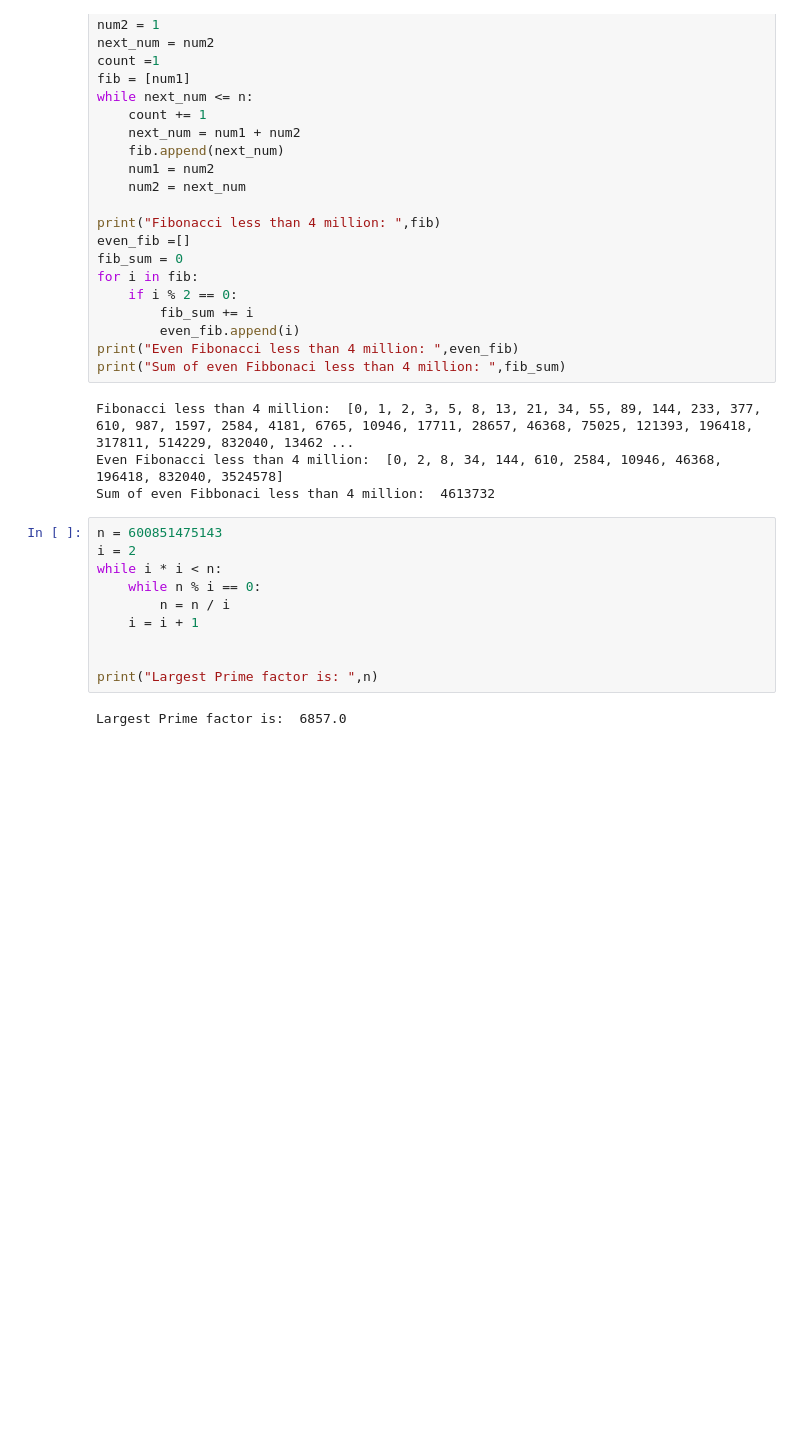
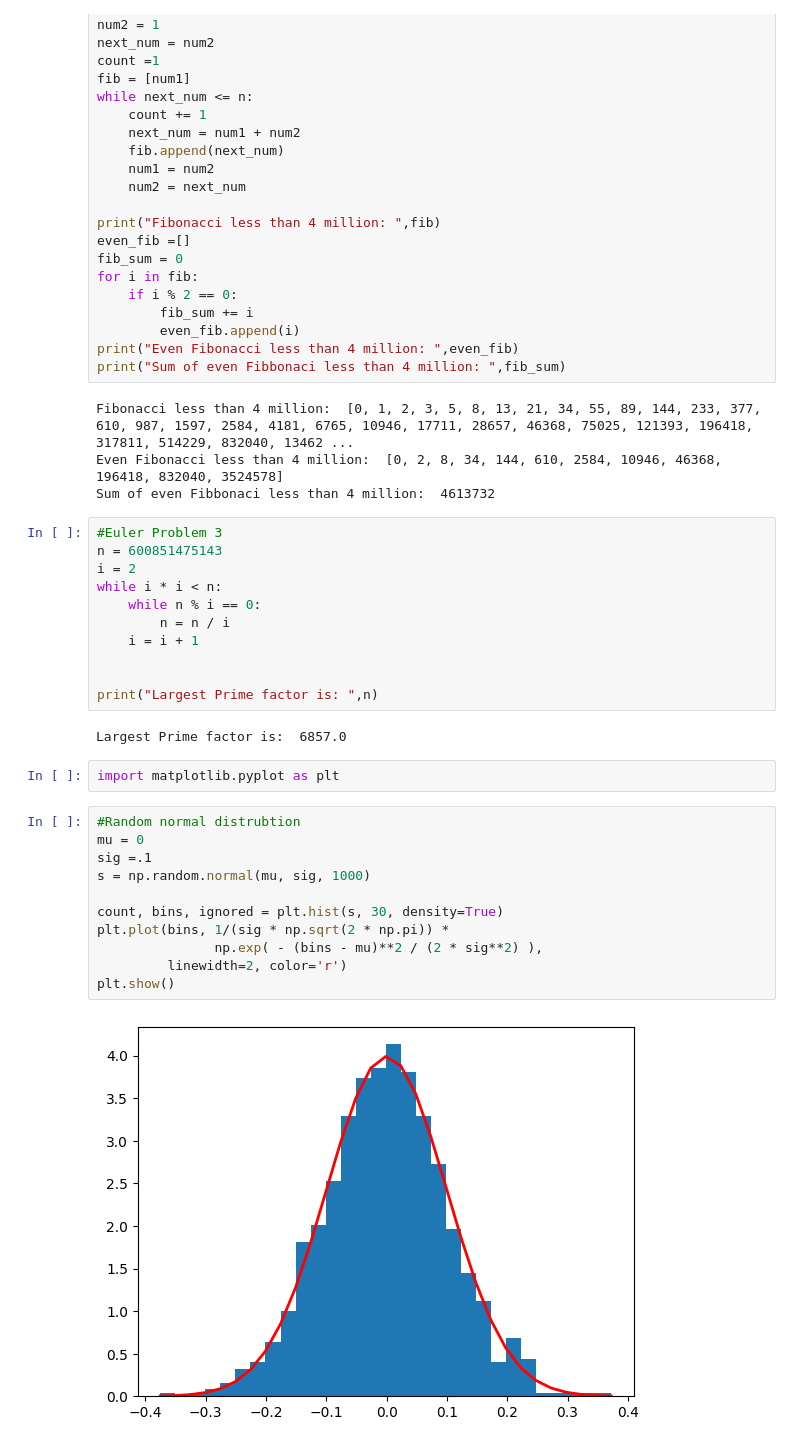
Before and after one commit to ThinkTim21/JupyterNotebookPractice, a Jupyter notebook: Hello_World.ipynb, the cells around one changed output. Saved outputs shown, nothing was run; the diff lists cells and outputs as text; blank space fills up the shorter version.

```diff
--- a/Hello_World.ipynb
+++ b/Hello_World.ipynb
@@ -56,6 +56,7 @@ Fibonacci less than 4 million:  [0, 1, 2, 3, 5, 8, 13, 21, 34, 55, 89, 144, 233,
 Even Fibonacci less than 4 million:  [0, 2, 8, 34, 144, 610, 2584, 10946, 46368, 196418, 832040, 3524578]
 Sum of even Fibbonaci less than 4 million:  4613732
 # %%
+#Euler Problem 3
 n = 600851475143
 i = 2
 while i * i < n:
@@ -67,3 +68,18 @@ while i * i < n:
 print("Largest Prime factor is: ",n)
 # %% [output]
 Largest Prime factor is:  6857.0
+# %%
+import matplotlib.pyplot as plt
+# %%
+#Random normal distrubtion
+mu = 0
+sig =.1
+s = np.random.normal(mu, sig, 1000)
+
+count, bins, ignored = plt.hist(s, 30, density=True)
+plt.plot(bins, 1/(sig * np.sqrt(2 * np.pi)) *
+               np.exp( - (bins - mu)**2 / (2 * sig**2) ),
+         linewidth=2, color='r')
+plt.show()
+# %% [output]
+[figure, added]
```
Also changed, not shown: parts of 18 cells of this notebook.
